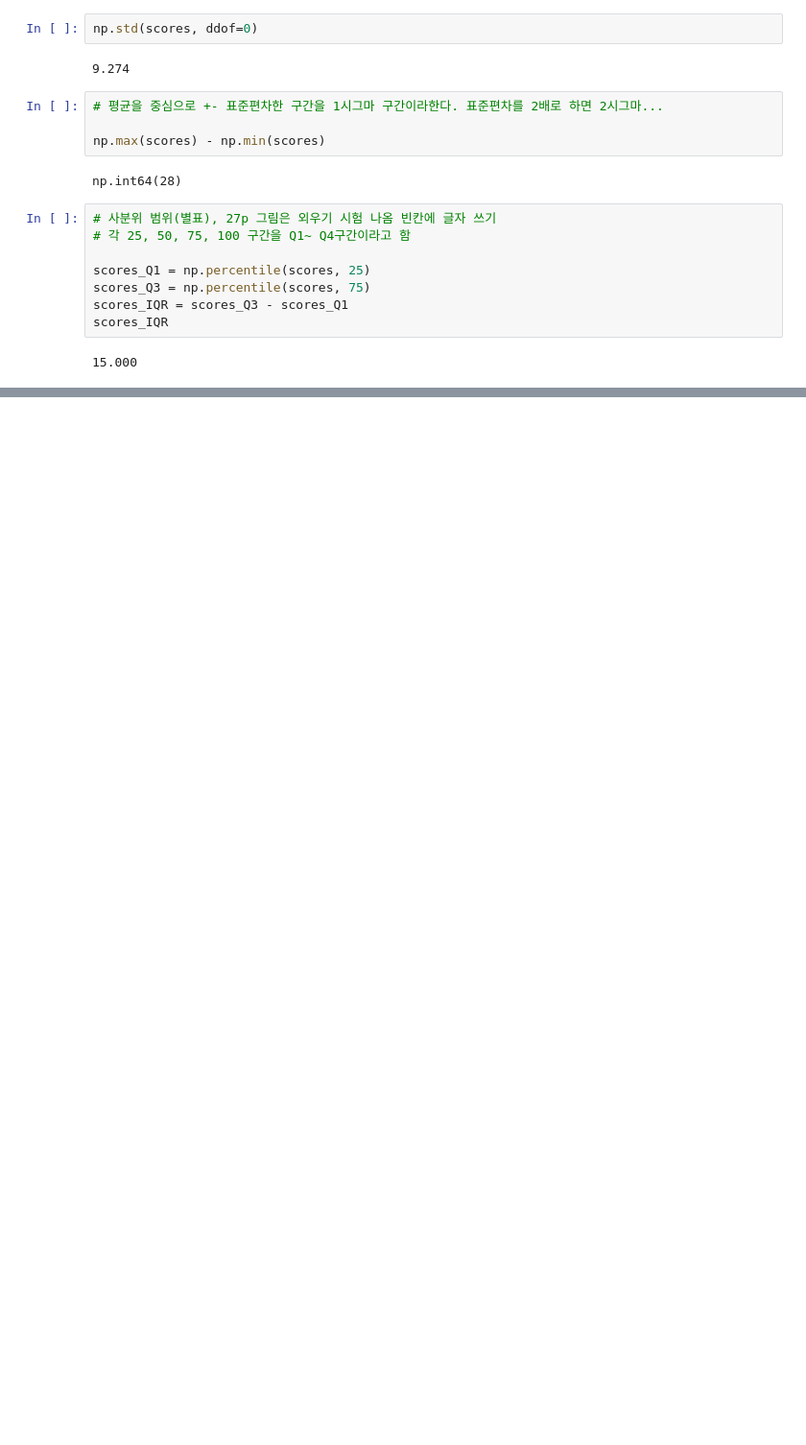
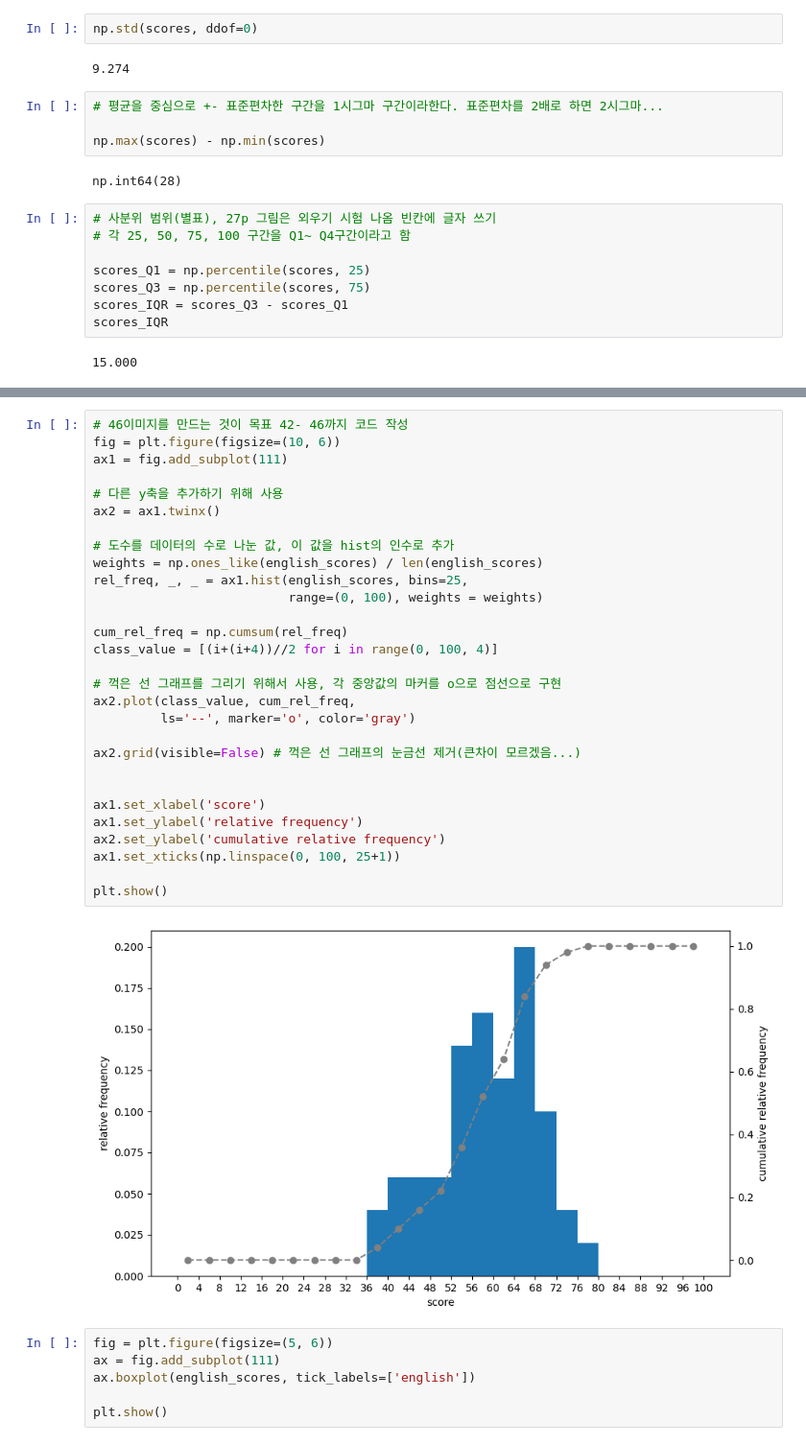
Before and after one commit to zetizom/202110937, a Jupyter notebook: stat_anlysis/ch02.ipynb, the cells around one changed output, grey strips where cells are left out. Shown at 96% size. Cells and saved outputs as stored; diff of their text form; blank space fills up the shorter version.

```diff
--- a/stat_anlysis/ch02.ipynb
+++ b/stat_anlysis/ch02.ipynb
@@ -321,0 +392,37 @@ freq_dist_df
+# %%
+# 46이미지를 만드는 것이 목표 42- 46까지 코드 작성
+fig = plt.figure(figsize=(10, 6))
+ax1 = fig.add_subplot(111)
+
+# 다른 y축을 추가하기 위해 사용
+ax2 = ax1.twinx()
+
+# 도수를 데이터의 수로 나눈 값, 이 값을 hist의 인수로 추가
+weights = np.ones_like(english_scores) / len(english_scores)
+rel_freq, _, _ = ax1.hist(english_scores, bins=25,
+                          range=(0, 100), weights = weights)
+
+cum_rel_freq = np.cumsum(rel_freq)
+class_value = [(i+(i+4))//2 for i in range(0, 100, 4)]
+
+# 꺽은 선 그래프를 그리기 위해서 사용, 각 중앙값의 마커를 o으로 점선으로 구현
+ax2.plot(class_value, cum_rel_freq,
+         ls='--', marker='o', color='gray')
+
+ax2.grid(visible=False) # 꺽은 선 그래프의 눈금선 제거(큰차이 모르겠음...)
+
+
+ax1.set_xlabel('score')
+ax1.set_ylabel('relative frequency')
+ax2.set_ylabel('cumulative relative frequency')
+ax1.set_xticks(np.linspace(0, 100, 25+1))
+
+plt.show()
+# %% [output]
+[figure, added]
+# %%
+fig = plt.figure(figsize=(5, 6))
+ax = fig.add_subplot(111)
+ax.boxplot(english_scores, tick_labels=['english'])
+
+plt.show()
```
Also changed, not shown: parts of 29 cells of this notebook.
